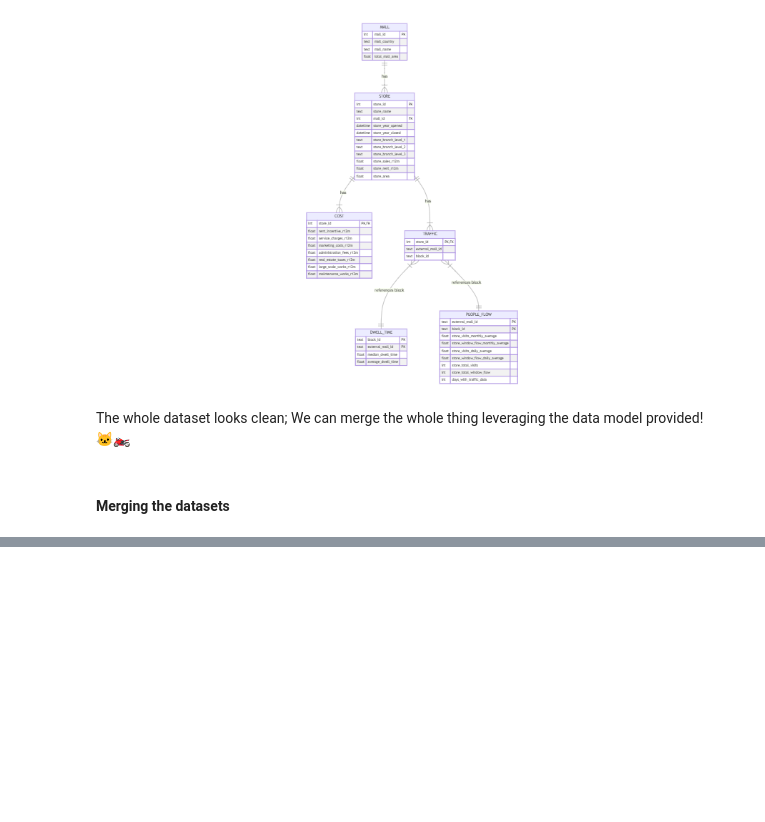
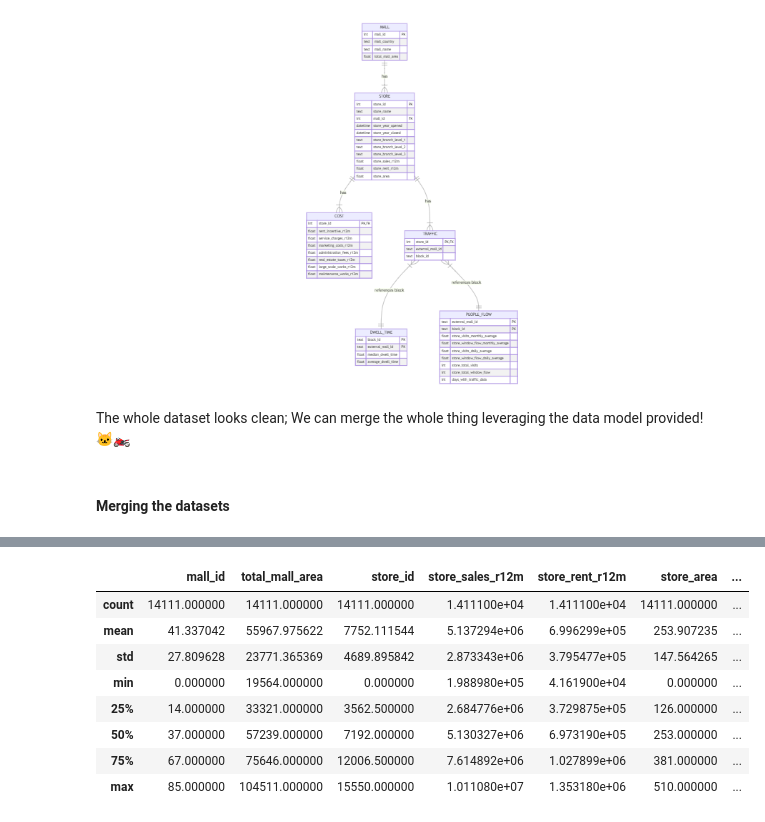
Before and after one commit to JokyHub/Data-Challenge-URW-HEC, a Jupyter notebook: notebooks/notebook-eda.ipynb, the cells around one changed output, grey strips where cells are left out. Drawn from its saved outputs; the diff is of its cells as text; code cells hidden in the pictures; blank space fills up the shorter version.

```diff
--- a/notebooks/notebook-eda.ipynb
+++ b/notebooks/notebook-eda.ipynb
@@ -186,3 +186,7 @@ display(data_model_im)
 The whole dataset looks clean; We can merge the whole thing leveraging the data model provided! 🐱‍🏍
 # %% [markdown]
 #### Merging the datasets
+# %%
+# Let's start by merging mall and store data using the mall_id as the key
+mall_store_data = pd.merge(mall_data, store_data, on='mall_id', how='inner')
+mall_store_data.describe()
@@ -188,0 +203,14 @@ The whole dataset looks clean; We can merge the whole thing leveraging the data
+# %%
+# Let's add the cost data of all stores to the mall_store_data
+mall_store_cost_data = pd.merge(mall_store_data, cost_data, on='store_id', how='inner')
+mall_store_cost_data.describe()
+# %% [output]
+|  | mall_id | total_mall_area | store_id | store_sales_r12m | store_rent_r12m | store_area | ... |
+| count | 14111.000000 | 14111.000000 | 14111.000000 | 1.411100e+04 | 1.411100e+04 | 14111.000000 | ... |
+| mean | 41.337042 | 55967.975622 | 7752.111544 | 5.137294e+06 | 6.996299e+05 | 253.907235 | ... |
+| std | 27.809628 | 23771.365369 | 4689.895842 | 2.873343e+06 | 3.795477e+05 | 147.564265 | ... |
+| min | 0.000000 | 19564.000000 | 0.000000 | 1.988980e+05 | 4.161900e+04 | 0.000000 | ... |
+| 25% | 14.000000 | 33321.000000 | 3562.500000 | 2.684776e+06 | 3.729875e+05 | 126.000000 | ... |
+| 50% | 37.000000 | 57239.000000 | 7192.000000 | 5.130327e+06 | 6.973190e+05 | 253.000000 | ... |
+| 75% | 67.000000 | 75646.000000 | 12006.500000 | 7.614892e+06 | 1.027899e+06 | 381.000000 | ... |
+| max | 85.000000 | 104511.000000 | 15550.000000 | 1.011080e+07 | 1.353180e+06 | 510.000000 | ... |
```
Also changed, not shown: parts of 10 cells of this notebook.
